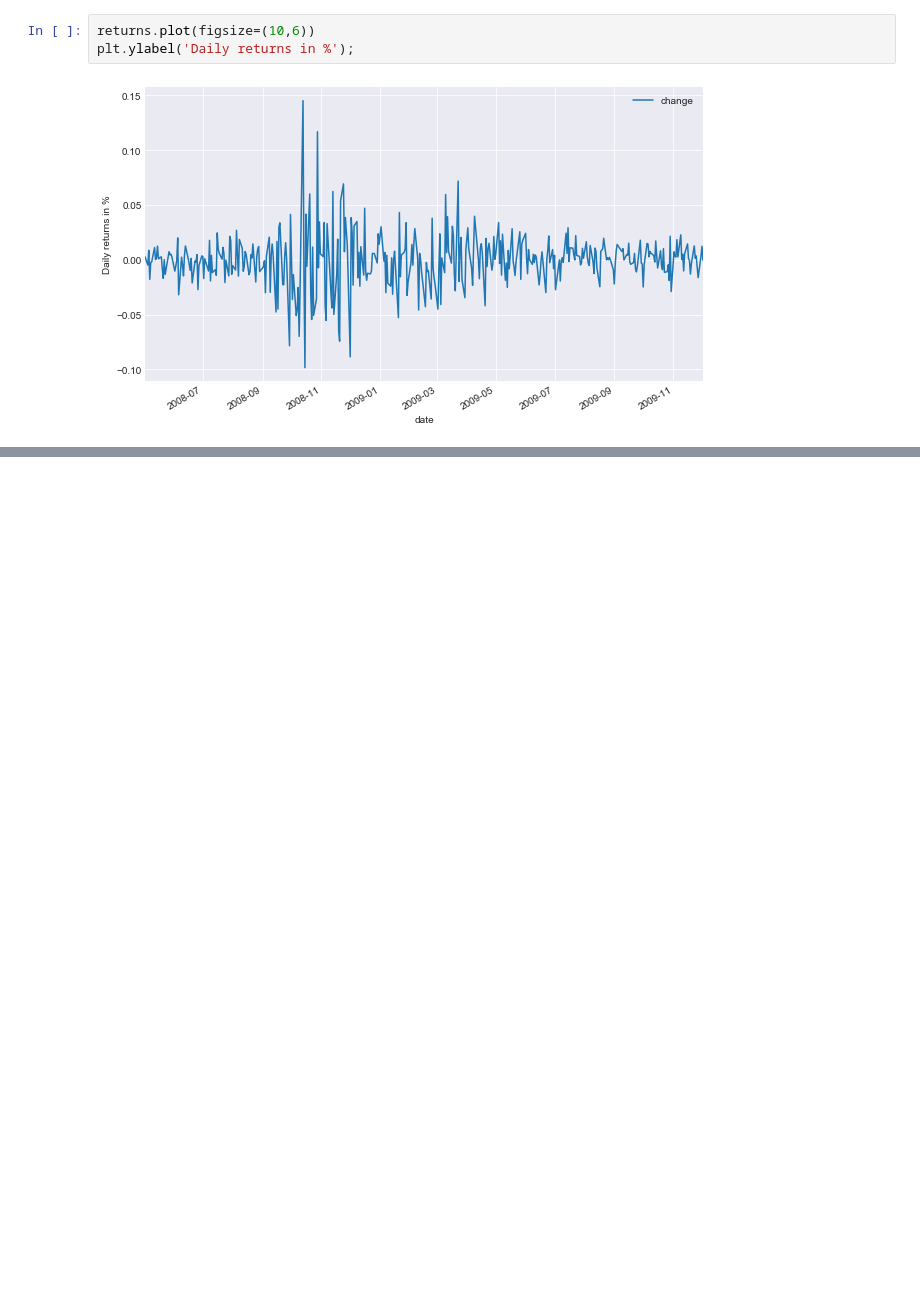
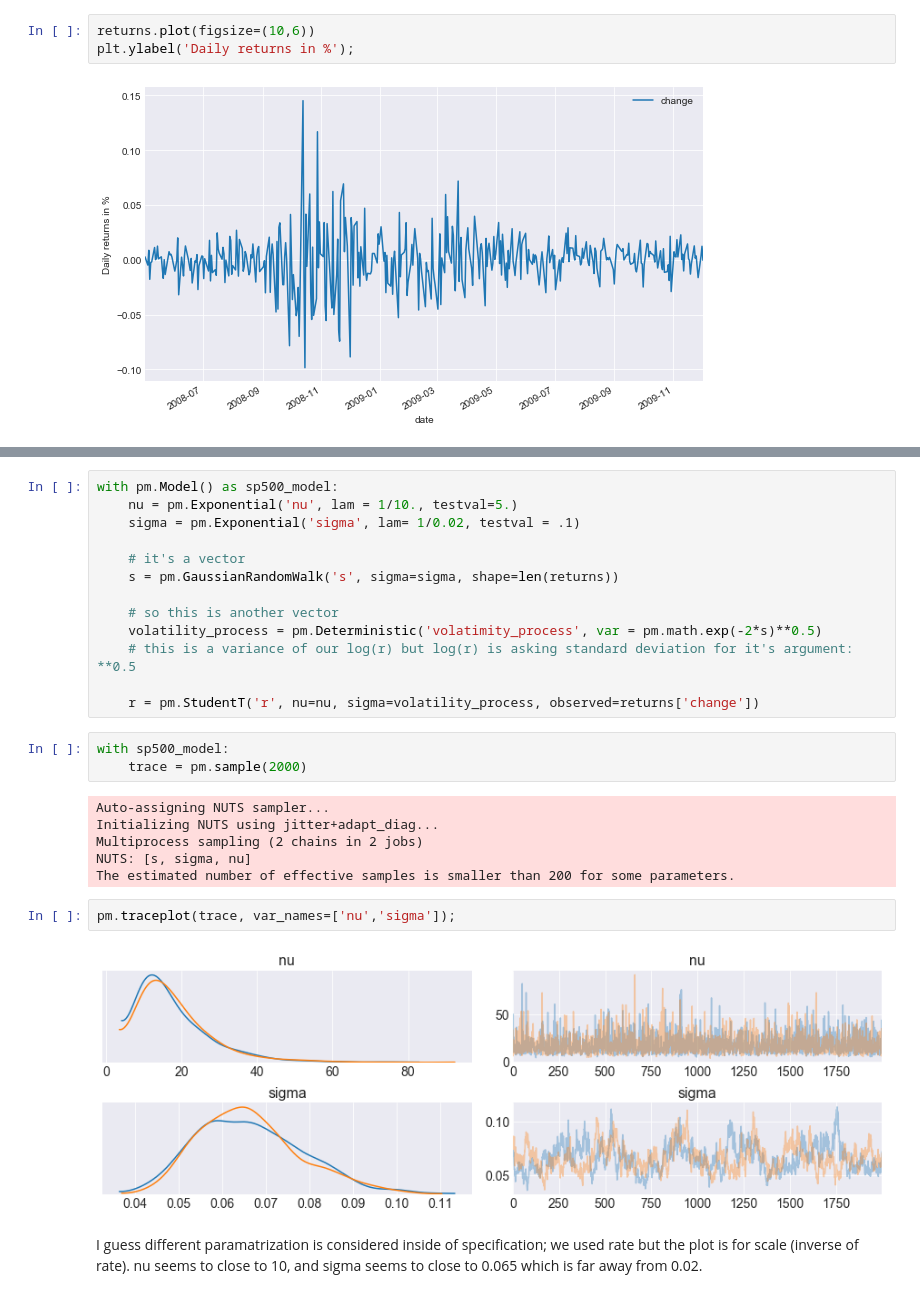
Before and after one commit to tom-hc-park/MSc-RA-Bayesian-evidence-synthesis, a Jupyter notebook: pyMC3 practice for MCMC and variational Bayes.ipynb, the cells around one changed output, grey strips where cells are left out. Saved outputs shown, nothing was run; the diff lists cells and outputs as text; blank space fills up the shorter version.

```diff
--- a/pyMC3 practice for MCMC and variational Bayes.ipynb
+++ b/pyMC3 practice for MCMC and variational Bayes.ipynb
@@ -327,0 +359,29 @@ plt.ylabel('Daily returns in %');
+# %%
+with pm.Model() as sp500_model:
+    nu = pm.Exponential('nu', lam = 1/10., testval=5.)
+    sigma = pm.Exponential('sigma', lam= 1/0.02, testval = .1)
+
+    # it's a vector
+    s = pm.GaussianRandomWalk('s', sigma=sigma, shape=len(returns))
+
+    # so this is another vector
+    volatility_process = pm.Deterministic('volatimity_process', var = pm.math.exp(-2*s)**0.5)
+    # this is a variance of our log(r) but log(r) is asking standard deviation for it's argument: **0.5
+
+    r = pm.StudentT('r', nu=nu, sigma=volatility_process, observed=returns['change'])
+# %%
+with sp500_model:
+    trace = pm.sample(2000)
+# %% [output]
+Auto-assigning NUTS sampler...
+Initializing NUTS using jitter+adapt_diag...
+Multiprocess sampling (2 chains in 2 jobs)
+NUTS: [s, sigma, nu]
+The estimated number of effective samples is smaller than 200 for some parameters.
+# %%
+pm.traceplot(trace, var_names=['nu','sigma']);
+# %% [output]
+[figure, added]
+# %% [markdown]
+I guess different paramatrization is considered inside of specification; we used rate but the plot is for scale (inverse of rate).
+nu seems to close to 10, and sigma seems to close to 0.065 which is far away from 0.02.
```
Also changed, not shown: parts of 3 cells of this notebook.
